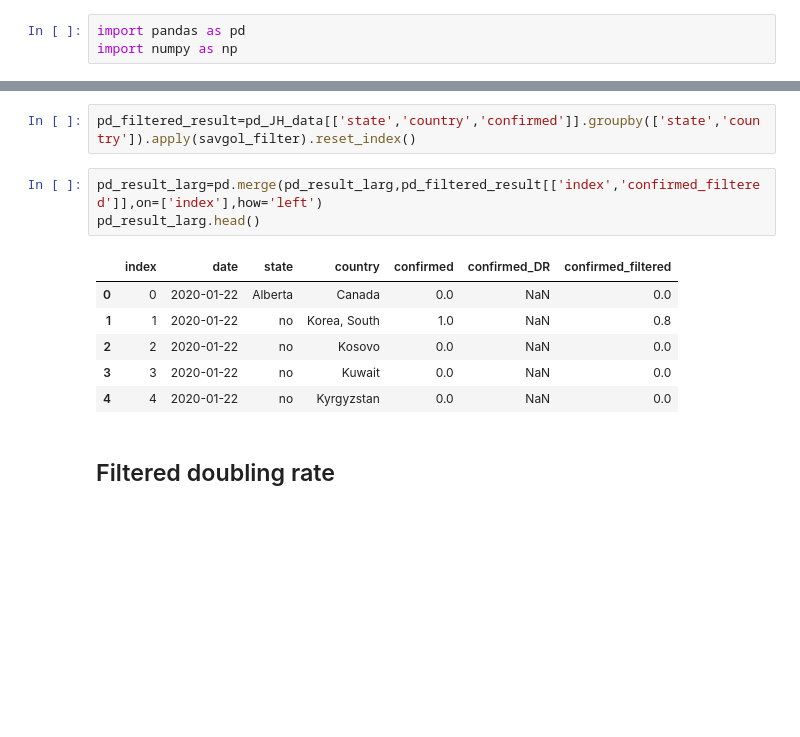
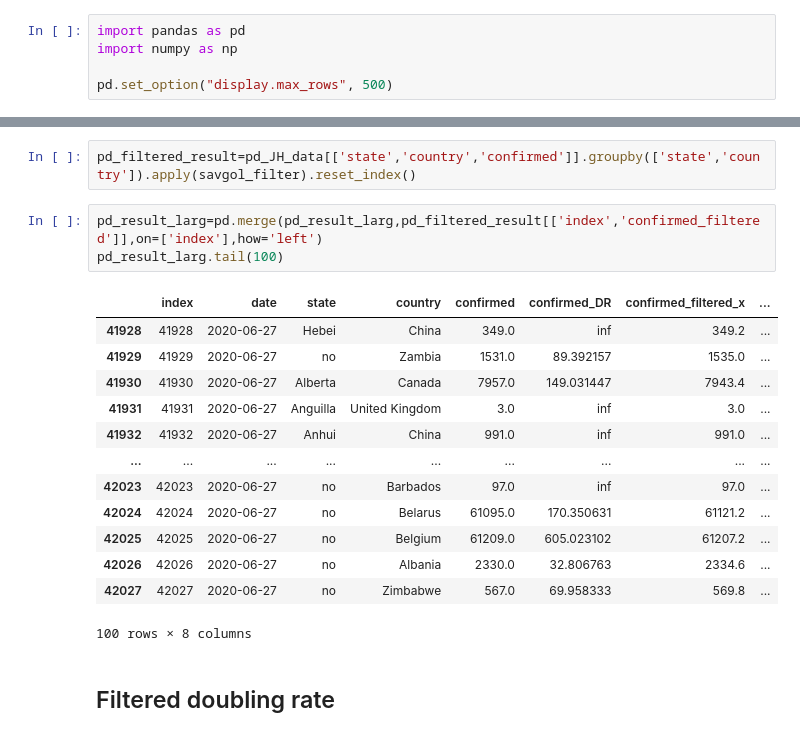
Before and after one commit to ebinzacharias/ads_COVID-19, a Jupyter notebook: notebooks/7_group-By_DataPreparation_LargeFile.ipynb, the cells around one changed output, grey strips where cells are left out. Drawn from its saved outputs; the diff is of its cells as text; blank space fills up the shorter version.

```diff
--- a/notebooks/7_group-By_DataPreparation_LargeFile.ipynb
+++ b/notebooks/7_group-By_DataPreparation_LargeFile.ipynb
@@ -3,6 +3,8 @@
 # %%
 import pandas as pd
 import numpy as np
+
+pd.set_option("display.max_rows", 500)
 # %%
 pd_JH_data=pd.read_csv('../data/processed/COVID_relational_confirmed.csv',sep=',',parse_dates=[0])
 pd_JH_data=pd_JH_data.sort_values('date',ascending=True).reset_index(drop=True).copy()
@@ -206,14 +214,21 @@ def savgol_filter(df_input,column='confirmed',window=5):
 pd_filtered_result=pd_JH_data[['state','country','confirmed']].groupby(['state','country']).apply(savgol_filter).reset_index()
 # %%
 pd_result_larg=pd.merge(pd_result_larg,pd_filtered_result[['index','confirmed_filtered']],on=['index'],how='left')
-pd_result_larg.head()
+pd_result_larg.tail(100)
 # %% [output]
-|  | index | date | state | country | confirmed | confirmed_DR | confirmed_filtered |
-| 0 | 0 | 2020-01-22 | Alberta | Canada | 0.0 | NaN | 0.0 |
-| 1 | 1 | 2020-01-22 | no | Korea, South | 1.0 | NaN | 0.8 |
-| 2 | 2 | 2020-01-22 | no | Kosovo | 0.0 | NaN | 0.0 |
-| 3 | 3 | 2020-01-22 | no | Kuwait | 0.0 | NaN | 0.0 |
-| 4 | 4 | 2020-01-22 | no | Kyrgyzstan | 0.0 | NaN | 0.0 |
+|  | index | date | state | country | confirmed | confirmed_DR | confirmed_filtered_x | ... |
+| 41928 | 41928 | 2020-06-27 | Hebei | China | 349.0 | inf | 349.2 | ... |
+| 41929 | 41929 | 2020-06-27 | no | Zambia | 1531.0 | 89.392157 | 1535.0 | ... |
+| 41930 | 41930 | 2020-06-27 | Alberta | Canada | 7957.0 | 149.031447 | 7943.4 | ... |
+| 41931 | 41931 | 2020-06-27 | Anguilla | United Kingdom | 3.0 | inf | 3.0 | ... |
+| 41932 | 41932 | 2020-06-27 | Anhui | China | 991.0 | inf | 991.0 | ... |
+| ... | ... | ... | ... | ... | ... | ... | ... | ... |
+| 42023 | 42023 | 2020-06-27 | no | Barbados | 97.0 | inf | 97.0 | ... |
+| 42024 | 42024 | 2020-06-27 | no | Belarus | 61095.0 | 170.350631 | 61121.2 | ... |
+| 42025 | 42025 | 2020-06-27 | no | Belgium | 61209.0 | 605.023102 | 61207.2 | ... |
+| 42026 | 42026 | 2020-06-27 | no | Albania | 2330.0 | 32.806763 | 2334.6 | ... |
+| 42027 | 42027 | 2020-06-27 | no | Zimbabwe | 567.0 | 69.958333 | 569.8 | ... |
+100 rows × 8 columns
 # %% [markdown]
 ## Filtered doubling rate
 # %% [markdown]
```
Also changed, not shown: parts of 13 cells of this notebook, 4 other files.
